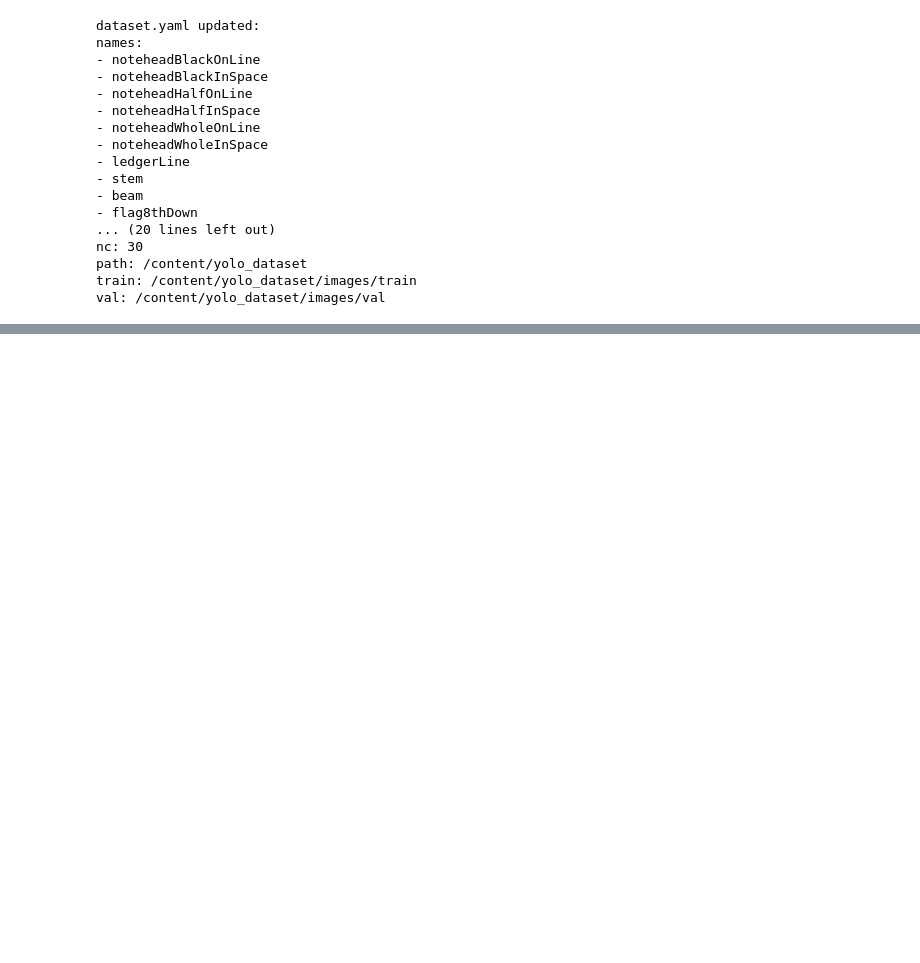
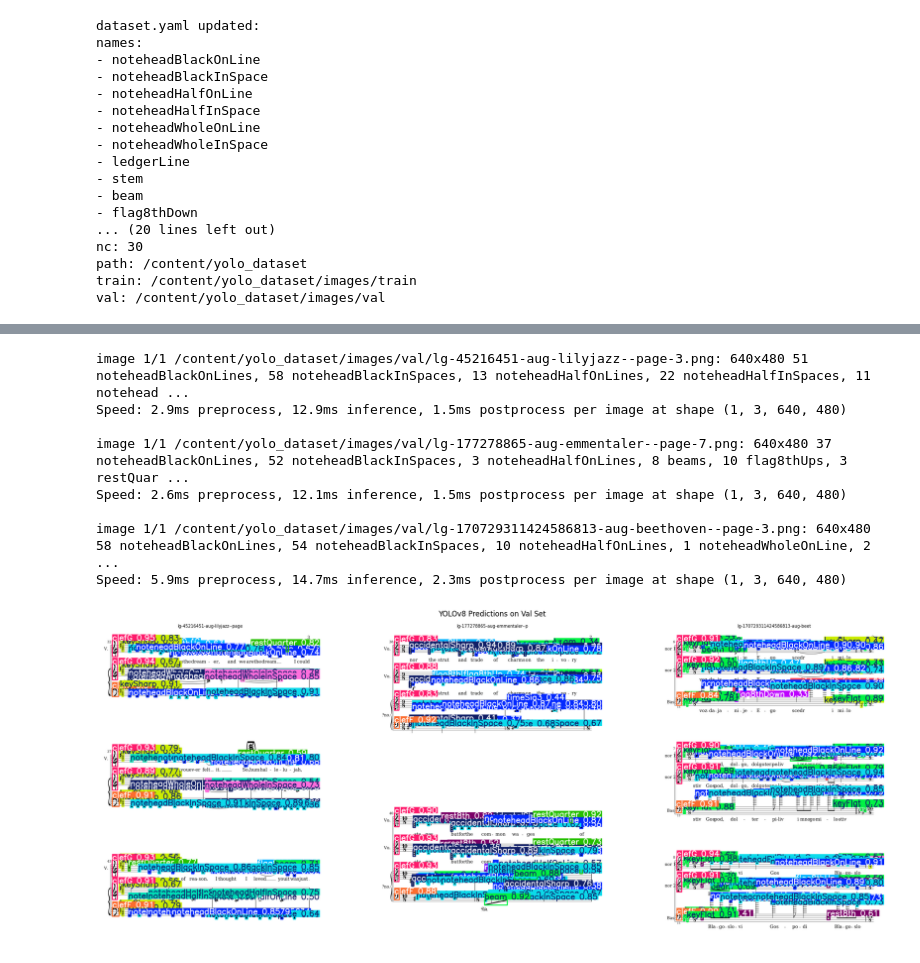
Before and after one commit to samyu-vakkalanka/Sheet_Music_Reader, a Jupyter notebook: notebooks/cnn_baseline.ipynb, the cells around one changed output, grey strips where cells are left out. Cells and saved outputs as stored; diff of their text form; code cells hidden in the pictures; blank space fills up the shorter version.

```diff
--- a/notebooks/cnn_baseline.ipynb
+++ b/notebooks/cnn_baseline.ipynb
@@ -104,0 +156,35 @@ Starting training for 50 epochs...
+# %%
+from PIL import Image
+import numpy as np
+
+# Run inference on 3 val images and save visualizations
+sample_imgs = val_imgs[:3]
+
+fig, axes = plt.subplots(1, 3, figsize=(20, 8))
+
+for ax, fname in zip(axes, sample_imgs):
+    img_path = f'/content/yolo_dataset/images/val/{fname}'
+    results = model(img_path, conf=0.3)
+
+    # Plot with detections
+    annotated = results[0].plot()
+    annotated_rgb = annotated[:, :, ::-1]  # BGR to RGB
+    ax.imshow(annotated_rgb)
+    ax.set_title(fname[:30], fontsize=7)
+    ax.axis('off')
+
+plt.suptitle('YOLOv8 Predictions on Val Set', fontsize=12)
+plt.tight_layout()
+plt.savefig('/content/drive/MyDrive/sheet_music_reader/yolo_predictions.png',
+            dpi=150, bbox_inches='tight')
+plt.show()
+# %% [output]
+image 1/1 /content/yolo_dataset/images/val/lg-45216451-aug-lilyjazz--page-3.png: 640x480 51 noteheadBlackOnLines, 58 noteheadBlackInSpaces, 13 noteheadHalfOnLines, 22 noteheadHalfInSpaces, 11 notehead ...
+Speed: 2.9ms preprocess, 12.9ms inference, 1.5ms postprocess per image at shape (1, 3, 640, 480)
+
+image 1/1 /content/yolo_dataset/images/val/lg-177278865-aug-emmentaler--page-7.png: 640x480 37 noteheadBlackOnLines, 52 noteheadBlackInSpaces, 3 noteheadHalfOnLines, 8 beams, 10 flag8thUps, 3 restQuar ...
+Speed: 2.6ms preprocess, 12.1ms inference, 1.5ms postprocess per image at shape (1, 3, 640, 480)
+
+image 1/1 /content/yolo_dataset/images/val/lg-170729311424586813-aug-beethoven--page-3.png: 640x480 58 noteheadBlackOnLines, 54 noteheadBlackInSpaces, 10 noteheadHalfOnLines, 1 noteheadWholeOnLine, 2  ...
+Speed: 5.9ms preprocess, 14.7ms inference, 2.3ms postprocess per image at shape (1, 3, 640, 480)
+[figure, added]
```
Also changed, not shown: parts of 5 cells of this notebook, 4 other files.
